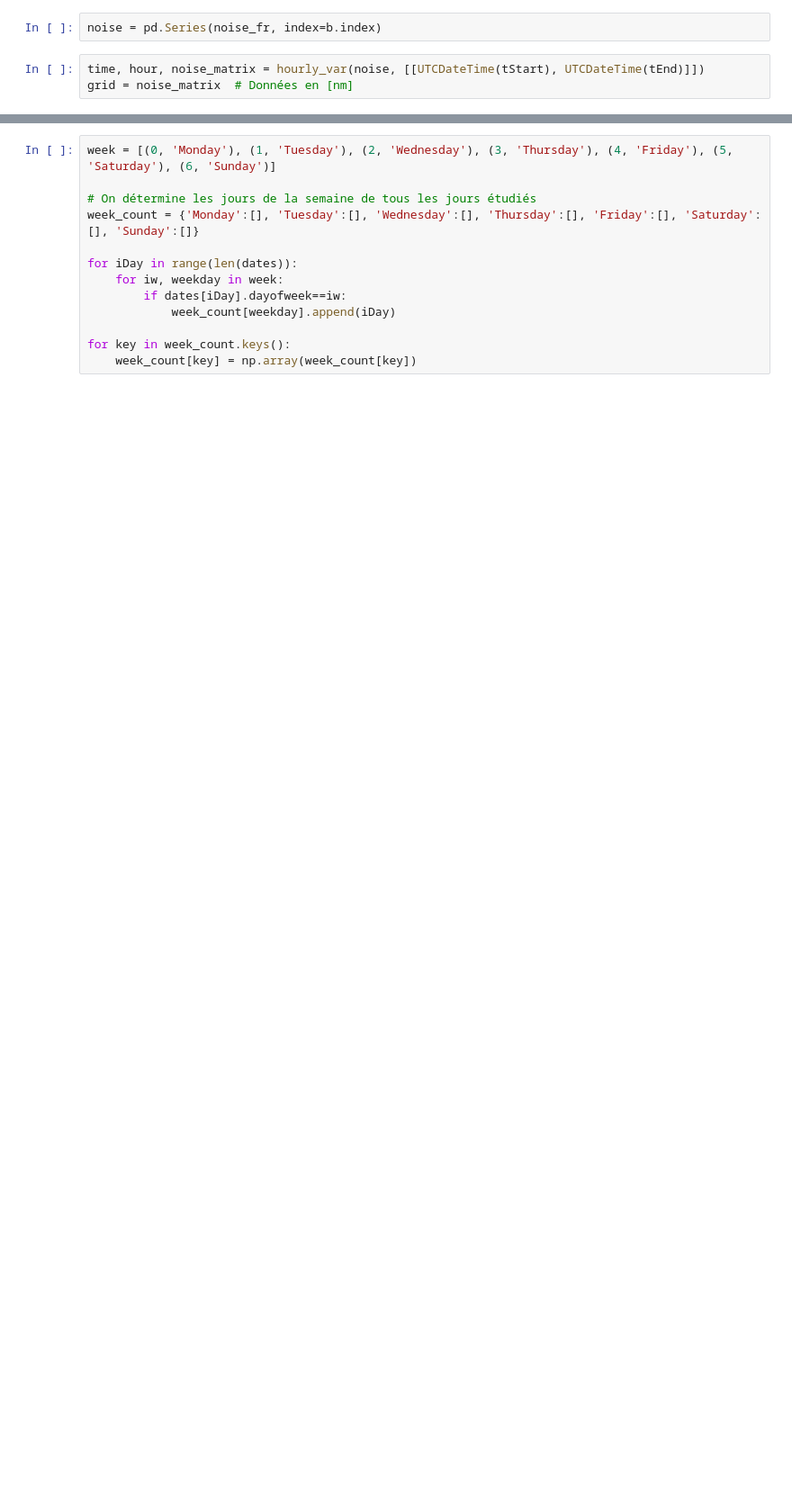
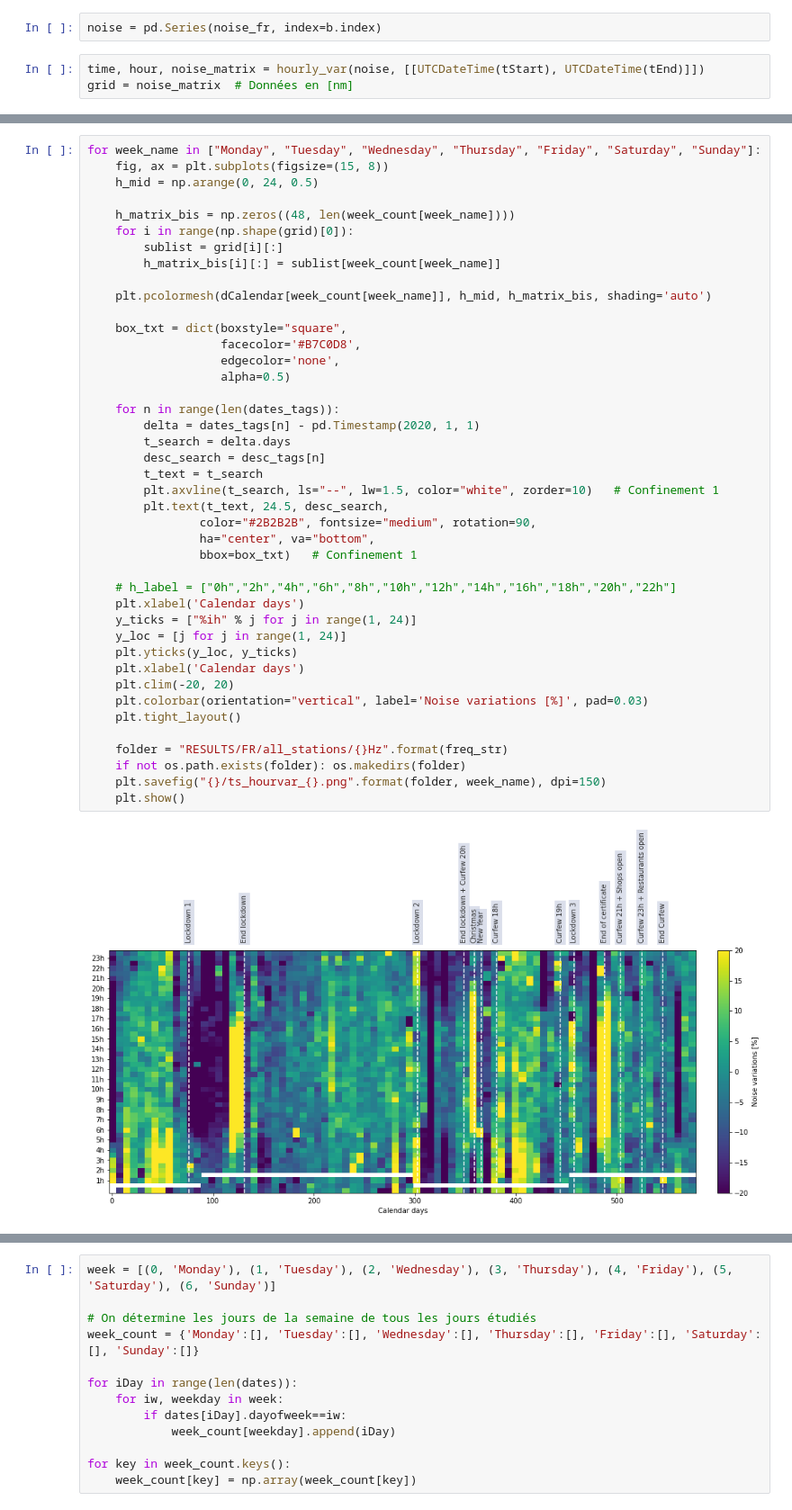
Before and after one commit to FlavienMattern/seismic-noise, a Jupyter notebook: fr_noise_overview_diff2019.ipynb, the cells around one changed output, grey strips where cells are left out. Shown at 90% size. Cells and saved outputs as stored; diff of their text form; blank space fills up the shorter version.

Commit message:
Améliorations graphiques

```diff
--- a/fr_noise_overview_diff2019.ipynb
+++ b/fr_noise_overview_diff2019.ipynb
@@ -795,0 +811,44 @@ plt.show()
+# %%
+for week_name in ["Monday", "Tuesday", "Wednesday", "Thursday", "Friday", "Saturday", "Sunday"]:
+    fig, ax = plt.subplots(figsize=(15, 8))
+    h_mid = np.arange(0, 24, 0.5)
+
+    h_matrix_bis = np.zeros((48, len(week_count[week_name])))
+    for i in range(np.shape(grid)[0]):
+        sublist = grid[i][:]
+        h_matrix_bis[i][:] = sublist[week_count[week_name]]
+
+    plt.pcolormesh(dCalendar[week_count[week_name]], h_mid, h_matrix_bis, shading='auto')
+
+    box_txt = dict(boxstyle="square",
+                   facecolor='#B7C0D8',
+                   edgecolor='none',
+                   alpha=0.5)
+
+    for n in range(len(dates_tags)):
+        delta = dates_tags[n] - pd.Timestamp(2020, 1, 1)
+        t_search = delta.days
+        desc_search = desc_tags[n]
+        t_text = t_search
+        plt.axvline(t_search, ls="--", lw=1.5, color="white", zorder=10)   # Confinement 1
+        plt.text(t_text, 24.5, desc_search,
+                color="#2B2B2B", fontsize="medium", rotation=90,
+                ha="center", va="bottom",
+                bbox=box_txt)   # Confinement 1
+
+    # h_label = ["0h","2h","4h","6h","8h","10h","12h","14h","16h","18h","20h","22h"]
+    plt.xlabel('Calendar days')
+    y_ticks = ["%ih" % j for j in range(1, 24)]
+    y_loc = [j for j in range(1, 24)]
+    plt.yticks(y_loc, y_ticks)
+    plt.xlabel('Calendar days')
+    plt.clim(-20, 20)
+    plt.colorbar(orientation="vertical", label='Noise variations [%]', pad=0.03)
+    plt.tight_layout()
+
+    folder = "RESULTS/FR/all_stations/{}Hz".format(freq_str)
+    if not os.path.exists(folder): os.makedirs(folder)
+    plt.savefig("{}/ts_hourvar_{}.png".format(folder, week_name), dpi=150)
+    plt.show()
+# %% [output]
+[figure, added]
```
Also changed, not shown: parts of 10 cells of this notebook, 1 other file.
